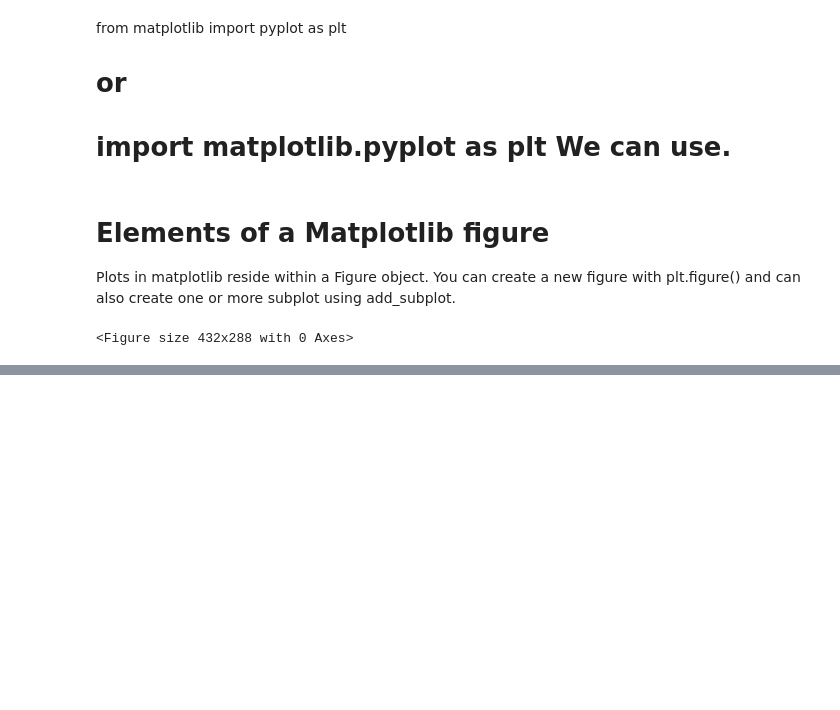
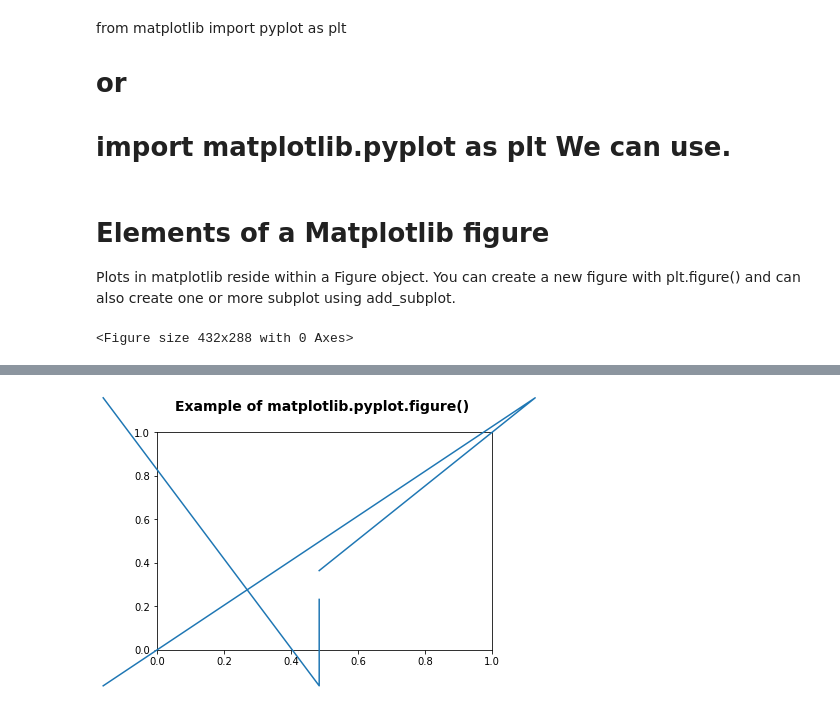
Before and after one commit to SNJV229/NumPy_Pandas, a Jupyter notebook: Matplotlib_practice.ipynb, the cells around one changed output, grey strips where cells are left out. Drawn from its saved outputs; the diff is of its cells as text; code cells hidden in the pictures; blank space fills up the shorter version.

Commit message:
Matplot final commit

```diff
--- a/Matplotlib_practice.ipynb
+++ b/Matplotlib_practice.ipynb
@@ -38,0 +51,12 @@ ax3 = fig.add_subplot(2, 2, 3)
+# %%
+import matplotlib.lines as lines
+fig = plt.figure()
+fig.add_artist(lines.Line2D([0, 1, 0.5], [0, 1, 0.4]))
+fig.add_artist(lines.Line2D([0, 0.5, 0.5], [1, 0, 0.3]))
+
+plt.title('Example of matplotlib.pyplot.figure() \n',
+                fontsize = 14, fontweight ='bold')
+
+plt.show()
+# %% [output]
+[figure, added]
```
Also changed, not shown: parts of 38 cells of this notebook.
